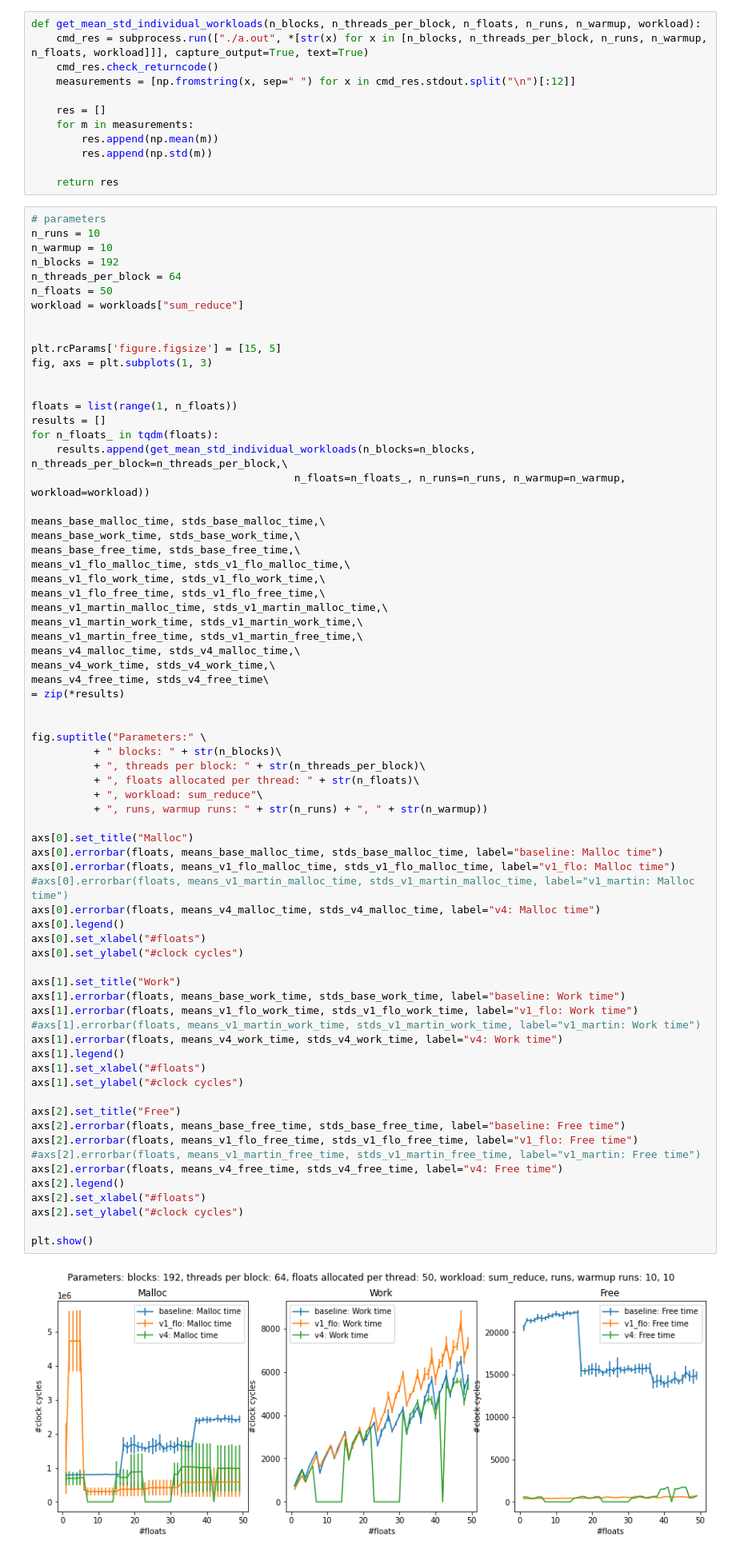
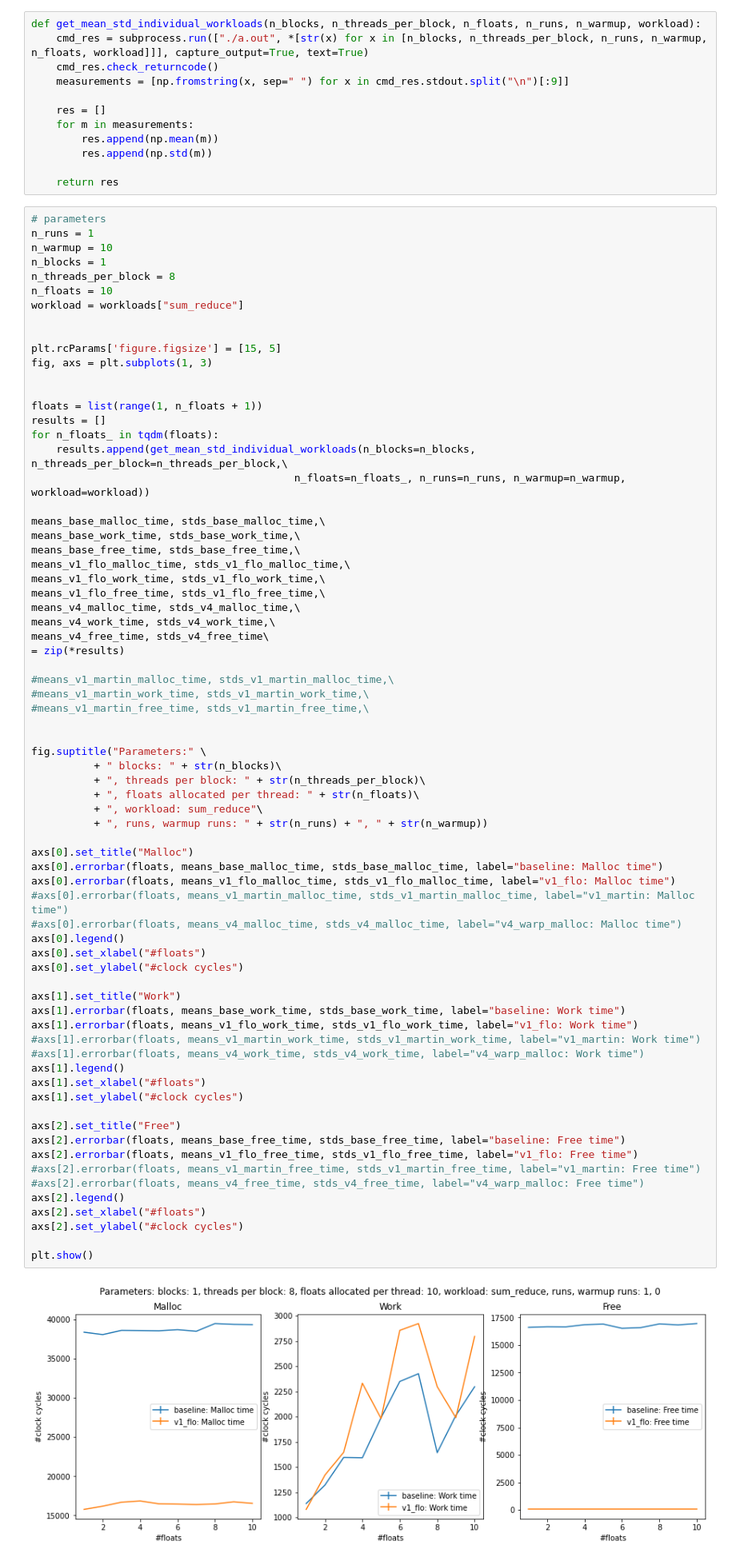
Before and after one commit to maerhart/dphpc-project, a Jupyter notebook: dynamic_allocator/benchmarks.ipynb, the cells around one changed output. Shown: that part at 80% size. Cells and saved outputs as stored; diff of their text form.

```diff
--- a/dynamic_allocator/benchmarks.ipynb
+++ b/dynamic_allocator/benchmarks.ipynb
@@ -28,7 +28,7 @@ workloads = {
 def get_mean_std_individual_workloads(n_blocks, n_threads_per_block, n_floats, n_runs, n_warmup, workload):
     cmd_res = subprocess.run(["./a.out", *[str(x) for x in [n_blocks, n_threads_per_block, n_runs, n_warmup, n_floats, workload]]], capture_output=True, text=True)
     cmd_res.check_returncode()
-    measurements = [np.fromstring(x, sep=" ") for x in cmd_res.stdout.split("\n")[:12]]
+    measurements = [np.fromstring(x, sep=" ") for x in cmd_res.stdout.split("\n")[:9]]
 
     res = []
     for m in measurements:
@@ -38,11 +38,11 @@ def get_mean_std_individual_workloads(n_blocks, n_threads_per_block, n_floats, n
     return res
 # %%
 # parameters
-n_runs = 10
+n_runs = 1
 n_warmup = 10
-n_blocks = 192
-n_threads_per_block = 64
-n_floats = 50
+n_blocks = 1
+n_threads_per_block = 8
+n_floats = 10
 workload = workloads["sum_reduce"]
 
 
@@ -50,7 +50,7 @@ plt.rcParams['figure.figsize'] = [15, 5]
 fig, axs = plt.subplots(1, 3)
 
 
-floats = list(range(1, n_floats))
+floats = list(range(1, n_floats + 1))
 results = []
 for n_floats_ in tqdm(floats):
     results.append(get_mean_std_individual_workloads(n_blocks=n_blocks, n_threads_per_block=n_threads_per_block,\
@@ -62,13 +62,14 @@ means_base_free_time, stds_base_free_time,\
 means_v1_flo_malloc_time, stds_v1_flo_malloc_time,\
 means_v1_flo_work_time, stds_v1_flo_work_time,\
 means_v1_flo_free_time, stds_v1_flo_free_time,\
-means_v1_martin_malloc_time, stds_v1_martin_malloc_time,\
-means_v1_martin_work_time, stds_v1_martin_work_time,\
-means_v1_martin_free_time, stds_v1_martin_free_time,\
 means_v4_malloc_time, stds_v4_malloc_time,\
 means_v4_work_time, stds_v4_work_time,\
 means_v4_free_time, stds_v4_free_time\
 = zip(*results)
+
+#means_v1_martin_malloc_time, stds_v1_martin_malloc_time,\
+#means_v1_martin_work_time, stds_v1_martin_work_time,\
+#means_v1_martin_free_time, stds_v1_martin_free_time,\
 
 
 fig.suptitle("Parameters:" \
@@ -77,34 +78,34 @@ fig.suptitle("Parameters:" \
           + ", floats allocated per thread: " + str(n_floats)\
           + ", workload: sum_reduce"\
           + ", runs, warmup runs: " + str(n_runs) + ", " + str(n_warmup))
 
 axs[0].set_title("Malloc")
 axs[0].errorbar(floats, means_base_malloc_time, stds_base_malloc_time, label="baseline: Malloc time")
 axs[0].errorbar(floats, means_v1_flo_malloc_time, stds_v1_flo_malloc_time, label="v1_flo: Malloc time")
 #axs[0].errorbar(floats, means_v1_martin_malloc_time, stds_v1_martin_malloc_time, label="v1_martin: Malloc time")
-axs[0].errorbar(floats, means_v4_malloc_time, stds_v4_malloc_time, label="v4: Malloc time")
+#axs[0].errorbar(floats, means_v4_malloc_time, stds_v4_malloc_time, label="v4_warp_malloc: Malloc time")
 axs[0].legend()
 axs[0].set_xlabel("#floats")
 axs[0].set_ylabel("#clock cycles")
 
 axs[1].set_title("Work")
 axs[1].errorbar(floats, means_base_work_time, stds_base_work_time, label="baseline: Work time")
 axs[1].errorbar(floats, means_v1_flo_work_time, stds_v1_flo_work_time, label="v1_flo: Work time")
 #axs[1].errorbar(floats, means_v1_martin_work_time, stds_v1_martin_work_time, label="v1_martin: Work time")
-axs[1].errorbar(floats, means_v4_work_time, stds_v4_work_time, label="v4: Work time")
+#axs[1].errorbar(floats, means_v4_work_time, stds_v4_work_time, label="v4_warp_malloc: Work time")
 axs[1].legend()
 axs[1].set_xlabel("#floats")
 axs[1].set_ylabel("#clock cycles")
 
 axs[2].set_title("Free")
 axs[2].errorbar(floats, means_base_free_time, stds_base_free_time, label="baseline: Free time")
 axs[2].errorbar(floats, means_v1_flo_free_time, stds_v1_flo_free_time, label="v1_flo: Free time")
 #axs[2].errorbar(floats, means_v1_martin_free_time, stds_v1_martin_free_time, label="v1_martin: Free time")
-axs[2].errorbar(floats, means_v4_free_time, stds_v4_free_time, label="v4: Free time")
+#axs[2].errorbar(floats, means_v4_free_time, stds_v4_free_time, label="v4_warp_malloc: Free time")
 axs[2].legend()
 axs[2].set_xlabel("#floats")
 axs[2].set_ylabel("#clock cycles")
 
 plt.show()
 # %% [output]
-[figure, old version]
+[figure, new version]
```
Also changed, not shown: 4 other files.
